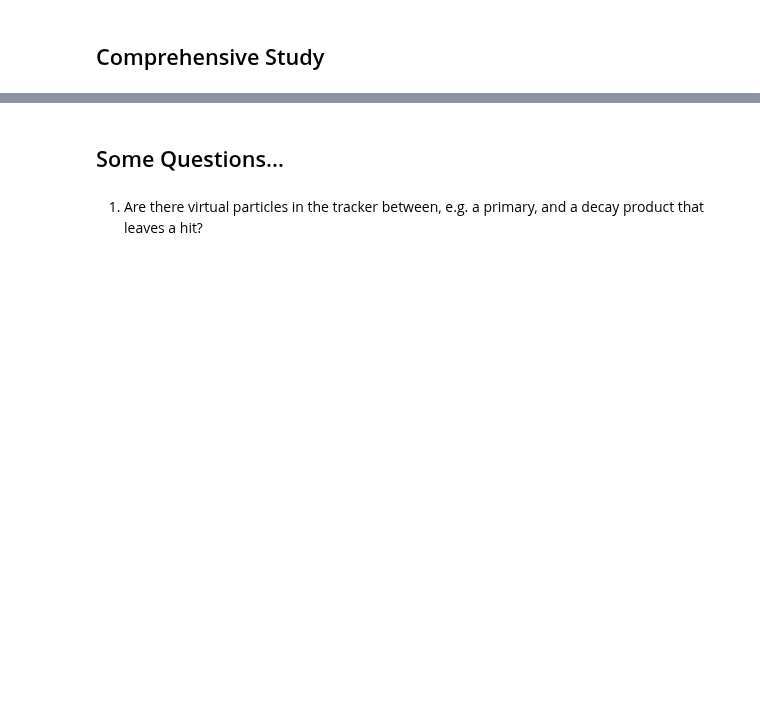
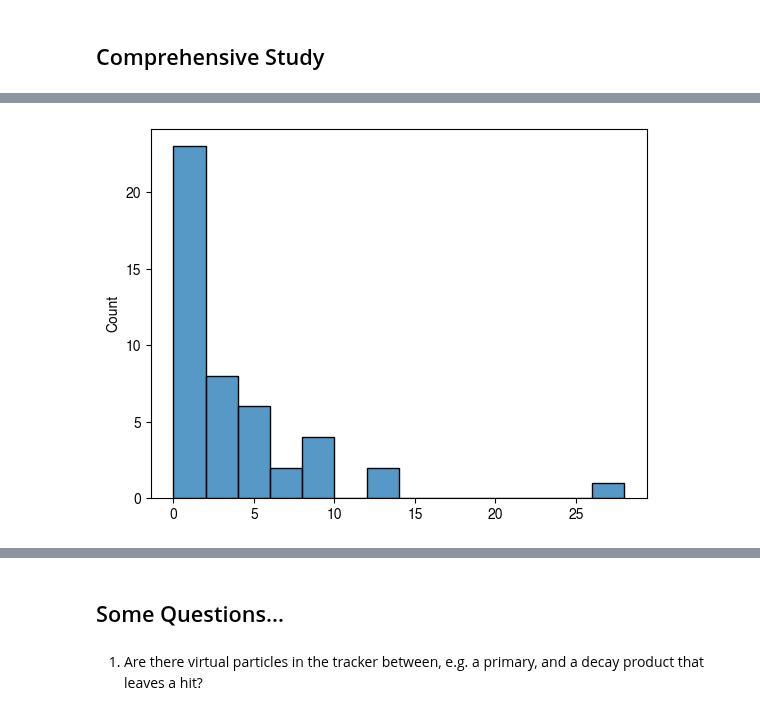
Before and after one commit to OpenDataDetector/ColliderML-Production, a Jupyter notebook: notebooks/physics/18_DM_custom_truth_handler_debug.ipynb, the cells around one changed output, grey strips where cells are left out. Cells and saved outputs as stored; diff of their text form; code cells hidden in the pictures; blank space fills up the shorter version.

```diff
--- a/notebooks/physics/18_DM_custom_truth_handler_debug.ipynb
+++ b/notebooks/physics/18_DM_custom_truth_handler_debug.ipynb
@@ -437,0 +245,10 @@ plt.show()
+# %%
+daughters_p1 = start_particle_1.get_daughters()
+daughters_p2 = start_particle_2.get_daughters()
+set_daughters_p1 = set(daughters_p1)
+set_daughters_p2 = set(daughters_p2)
+
+descendants_p1 = start_particle_1.get_descendants()
+descendants_p2 = start_particle_2.get_descendants()
+set_descendants_p1 = set(descendants_p1)
+set_descendants_p2 = set(descendants_p2)
@@ -437,0 +266,15 @@ plt.show()
+# %%
+matched_p2_daughters_found_via_p1 = set()
+# %%
+event1, event2 = keepall_event, low_event
+queue = [(start_particle_1, start_particle_2)]
+visited_pairs = set()
+visited_pairs.add((hash(start_particle_1), hash(start_particle_2)))
+
+results = {
+        "matched_direct": [],
+        "only_in_1": [],
+        "only_in_2": [],
+        "in_1_descendants_of_2": [], # Stores (p1_daughter, None)
+        "in_2_descendants_of_1": [], # Stores (None, p2_daughter)
+    }
@@ -437,0 +369,8 @@ plt.show()
+# %%
+energies_of_2_descendants_of_1 = [p.p for p in [p[1] for p in tqdm(results['in_2_descendants_of_1'])]]
+num_hits_of_2_descendants_of_1 = [p.get_num_hits() for p in [p[1] for p in tqdm(results['in_2_descendants_of_1'])]]
+# %%
+sns.histplot(num_hits_of_2_descendants_of_1)
+plt.show()
+# %% [output]
+[figure, added]
```
Also changed, not shown: parts of 80 cells of this notebook, 24 other files.
